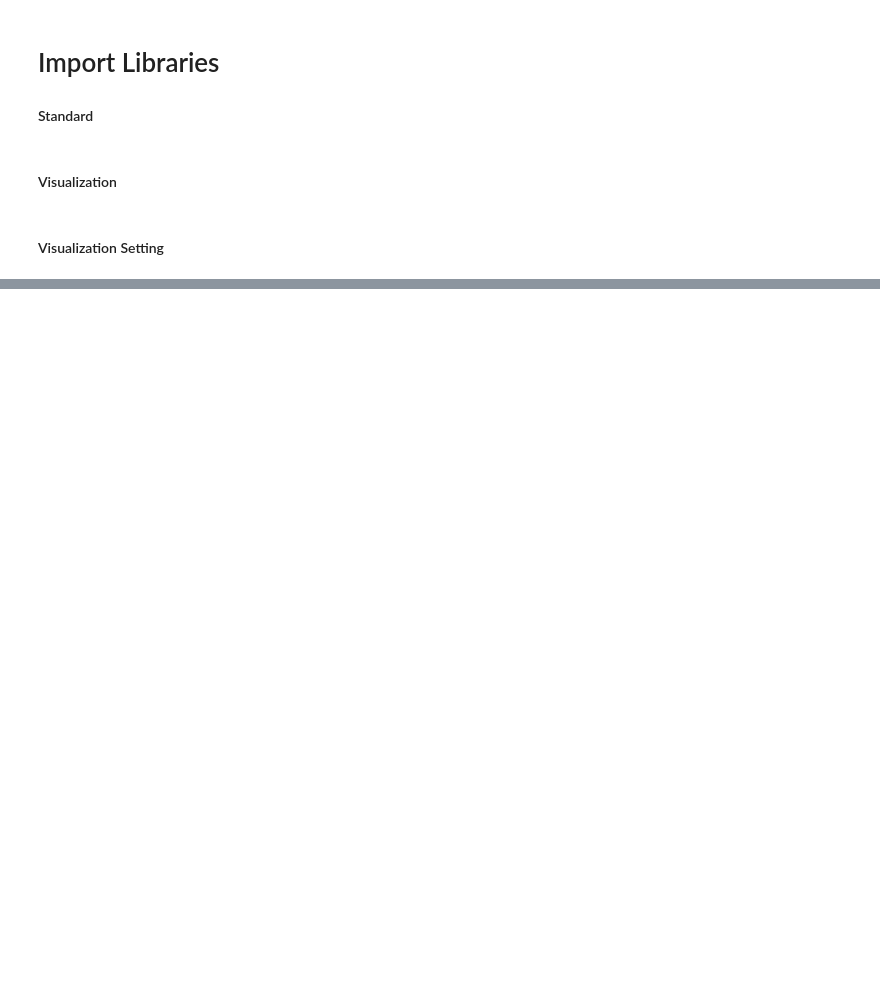
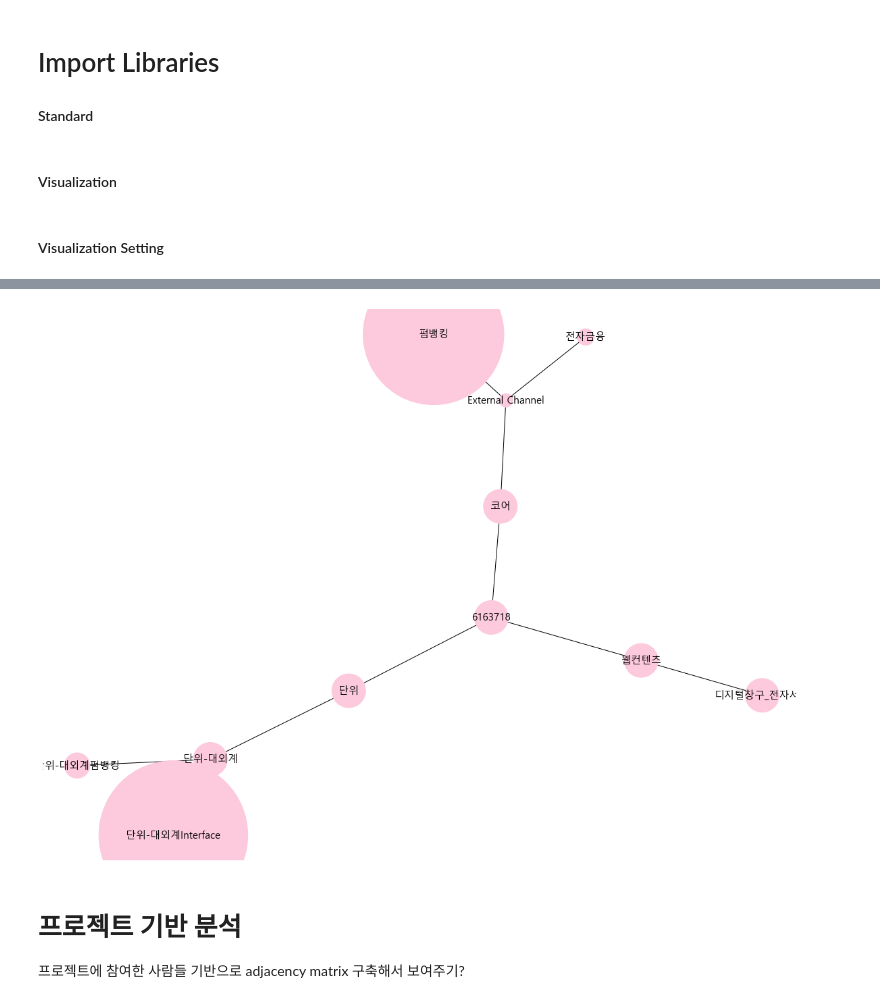
Before and after one commit to yg05098/Data-Driven-HR, a Jupyter notebook: EDA.ipynb, the cells around one changed output, grey strips where cells are left out. Cells and saved outputs as stored; diff of their text form; code cells hidden in the pictures; blank space fills up the shorter version.

```diff
--- a/EDA.ipynb
+++ b/EDA.ipynb
@@ -300,0 +284,2 @@ JUJKMU_NM
+# %%
+df_6163718['B_COUNT'] = df_6163718.groupby(['시스템구분', 'COL02', 'COL03'])[['JIKWON_NO']].transform('count')
@@ -300,0 +292,2 @@ JUJKMU_NM
+# %%
+df_업무 = df_6163718[['JIKWON_NO', '시스템구분', 'COL02', 'COL03', 'B_COUNT']].drop_duplicates().sort_values(['시스템구분', 'COL03', 'COL03']).reset_index(drop=True)
@@ -300,0 +304,6 @@ JUJKMU_NM
+# %%
+# Set Edges
+f2 = list(df_업무['JIKWON_NO'].array) + list(df_업무['시스템구분'].array) + list(df_업무['COL02'].array)
+t2 = list(df_업무['시스템구분'].array) + list(df_업무['COL02'].array) + list(df_업무['COL03'].array)
+
+relationship2 = pd.DataFrame({'from': f2, 'to': t2})
@@ -300,0 +315,13 @@ JUJKMU_NM
+# %%
+tmp_length = len(df_업무['시스템구분'].unique()) + len(df_업무['COL02'].unique())
+node_sizes1 = [2500 for _ in range(tmp_length)] + list(map(lambda x: x * 200, df_업무['B_COUNT'].array))
+# %%
+fig, ax = plt.subplots(figsize=(20,15))
+G = nx.from_pandas_edgelist(relationship2, 'from', 'to', create_using=nx.Graph())
+
+nx.draw(G, with_labels=True, node_color='#fcc9dd', node_size=node_sizes1, font_family=font_name, font_size=15)
+# %% [output]
+[figure, added]
+# %% [markdown]
+# 프로젝트 기반 분석
+프로젝트에 참여한 사람들 기반으로 adjacency matrix 구축해서 보여주기?
```
Also changed, not shown: parts of 79 cells of this notebook, 5 other files.
